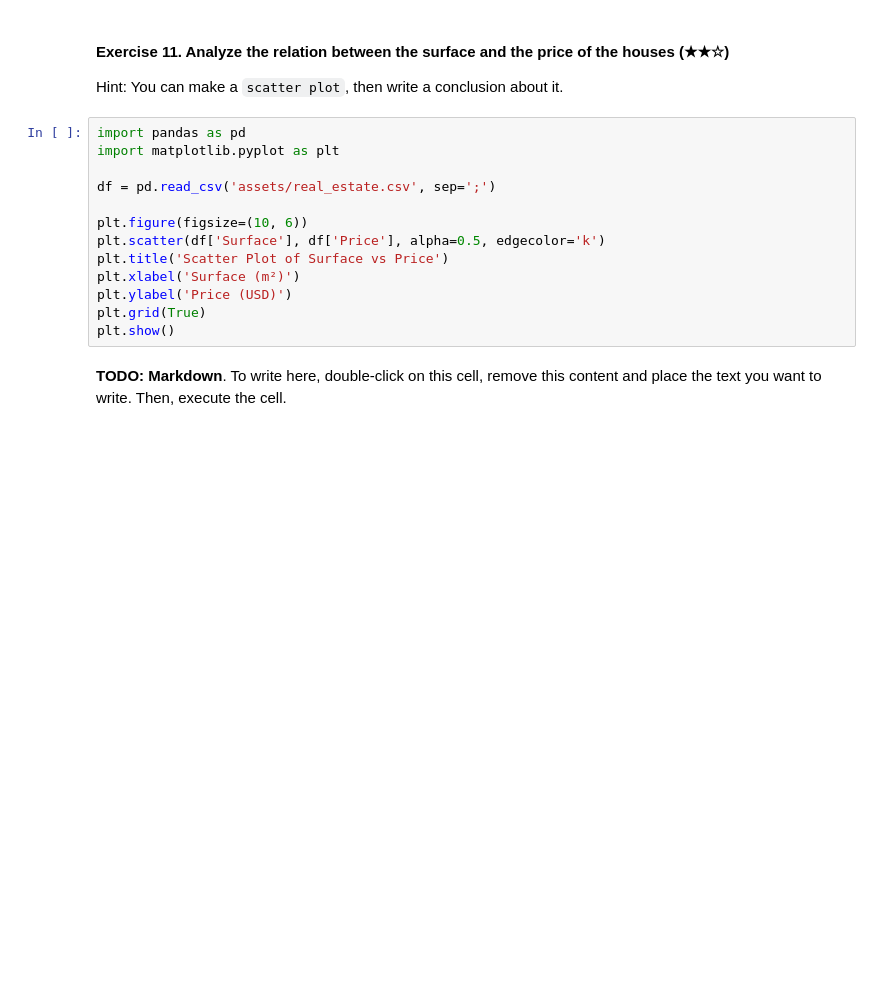
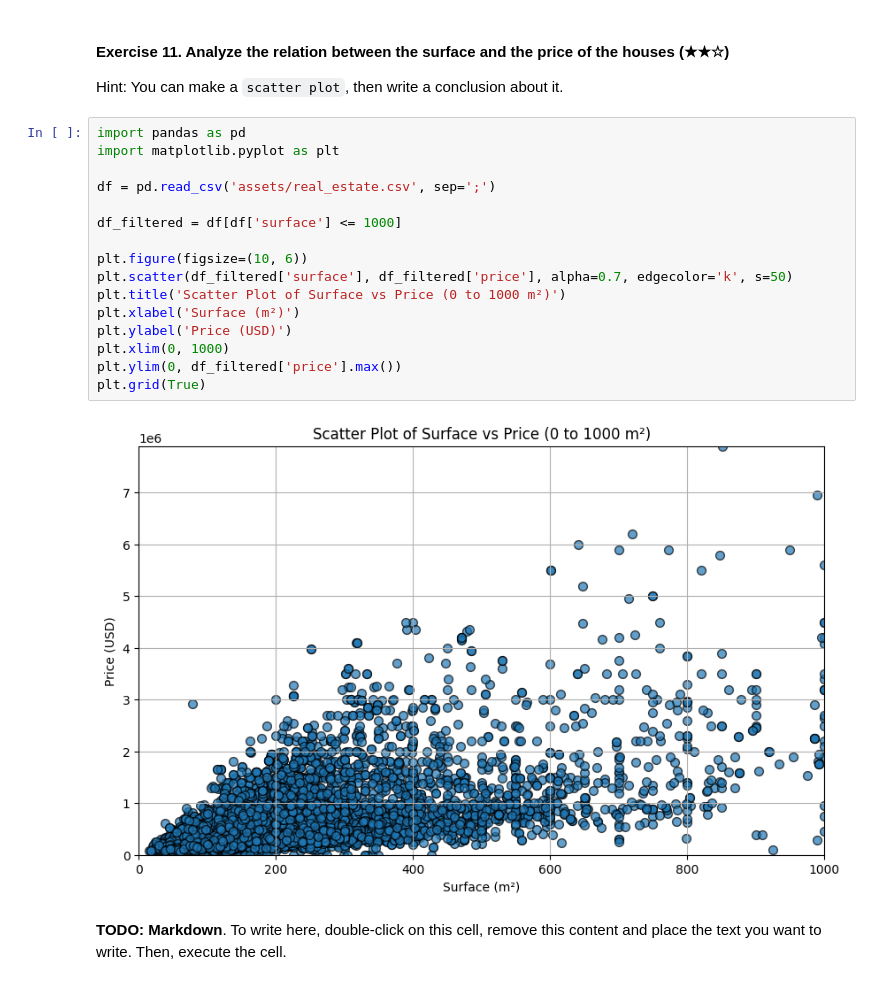
Before and after one commit to Aaronmatthews4/realestate-datacleanup-exercise, a Jupyter notebook: project.ipynb, the cells around one changed output. Saved outputs shown, nothing was run; the diff lists cells and outputs as text; blank space fills up the shorter version.

```diff
--- a/project.ipynb
+++ b/project.ipynb
@@ -256,16 +284,21 @@ Hint: You can make a `scatter plot`, then write a conclusion about it.
 # %%
 import pandas as pd
 import matplotlib.pyplot as plt
 
 df = pd.read_csv('assets/real_estate.csv', sep=';')
 
+df_filtered = df[df['surface'] <= 1000]
+
 plt.figure(figsize=(10, 6))
-plt.scatter(df['Surface'], df['Price'], alpha=0.5, edgecolor='k')
-plt.title('Scatter Plot of Surface vs Price')
+plt.scatter(df_filtered['surface'], df_filtered['price'], alpha=0.7, edgecolor='k', s=50)
+plt.title('Scatter Plot of Surface vs Price (0 to 1000 m²)')
 plt.xlabel('Surface (m²)')
 plt.ylabel('Price (USD)')
+plt.xlim(0, 1000)
+plt.ylim(0, df_filtered['price'].max())
 plt.grid(True)
-plt.show()
+# %% [output]
+[figure, added]
 # %% [markdown]
 **TODO: Markdown**. To write here, double-click on this cell, remove this content and place the text you want to write. Then, execute the cell.
 # %% [markdown]
```
Also changed, not shown: parts of 21 cells of this notebook, 1 other file.
